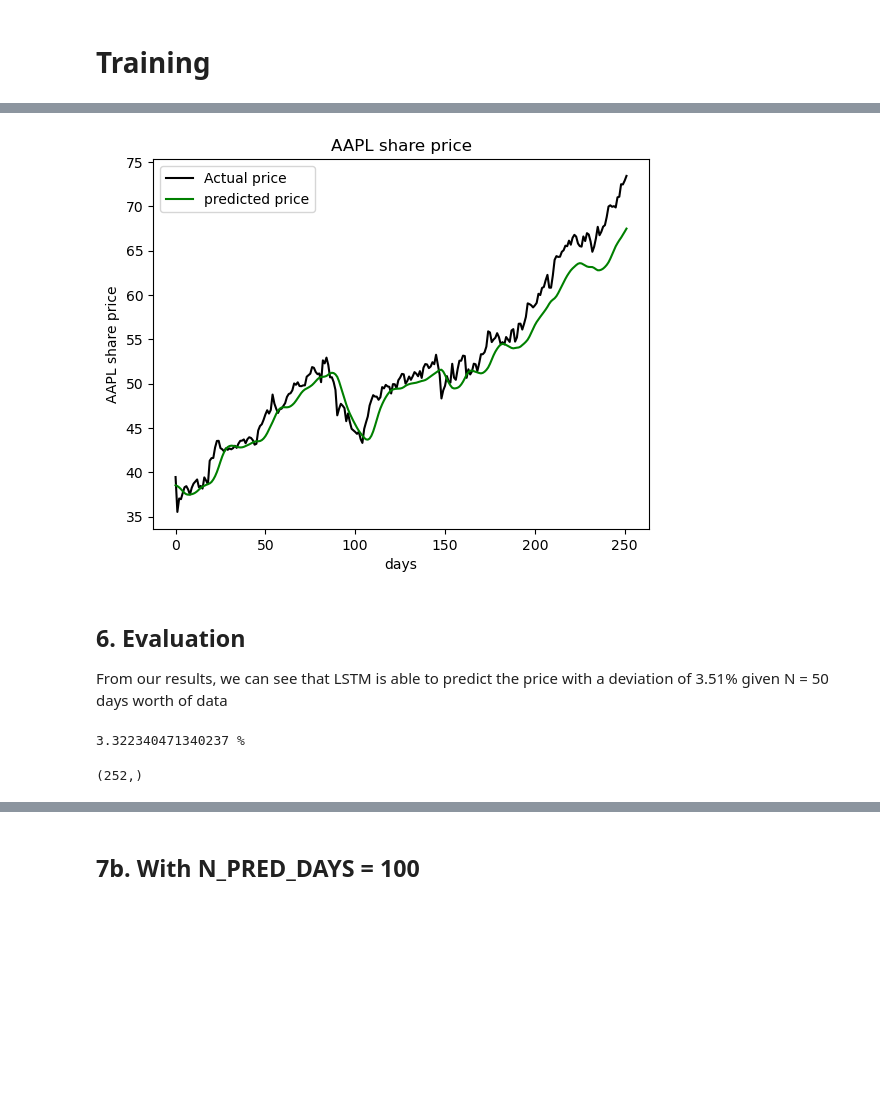
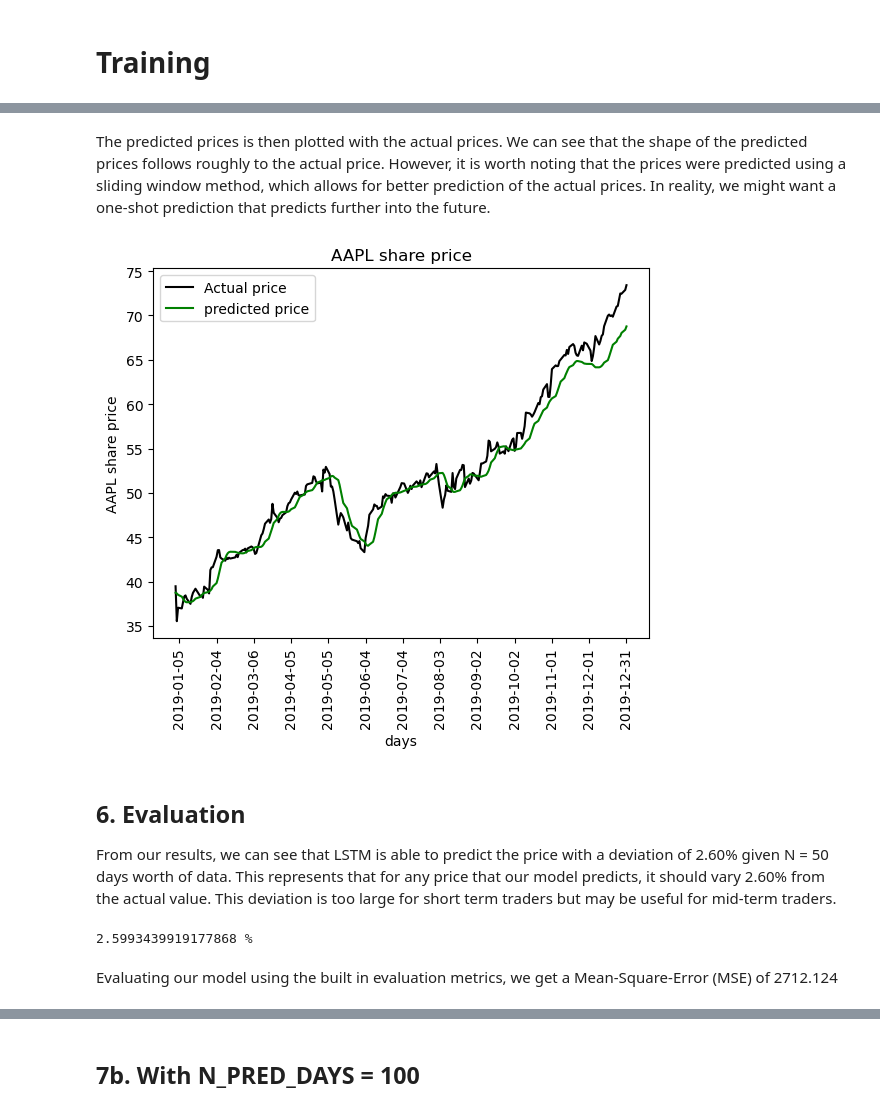
Before and after one commit to CodeLutetium/SC1015-Stock-Predictor, a Jupyter notebook: LSTM Models/lstm_yahoo.ipynb, the cells around one changed output, grey strips where cells are left out. Cells and saved outputs as stored; diff of their text form; code cells hidden in the pictures; blank space fills up the shorter version.

```diff
--- a/LSTM Models/lstm_yahoo.ipynb
+++ b/LSTM Models/lstm_yahoo.ipynb
@@ -231,12 +256,15 @@ model_inputs = scaler.transform(model_inputs)
 # %%
 x_test = []
 
-for i in range(len(model_inputs) - N_PRED_DAYS):
-    x_test.append(model_inputs[i:i+N_PRED_DAYS, 0])
+for d in range(N_PRED_DAYS, len(model_inputs)):
+    x_test.append(model_inputs[d - N_PRED_DAYS: d, 0])
 
+# Convert to numpy array and reshape to 3D array with appropriate dimensions for LSTM model
 x_test = np.array(x_test)
 x_test = np.reshape(x_test, (x_test.shape[0], x_test.shape[1], 1))
 
+# Predict the prices
 predicted_prices = model.predict(x_test)
+# Perform an inverse transform to obtain actual values
 predicted_prices = scaler.inverse_transform(predicted_prices)
 # %% [output]
@@ -244,17 +272,23 @@ predicted_prices = scaler.inverse_transform(predicted_prices)
+# %% [markdown]
+The predicted prices is then plotted with the actual prices. We can see that the shape of the predicted prices follows roughly to the actual price. However, it is worth noting that the prices were predicted using a sliding window method, which allows for better prediction of the actual prices. In reality, we might want a one-shot prediction that predicts further into the future.
 # %%
 # Plot predicted prices
-plt.plot(actual_prices, color='black', label=f"Actual price")
-plt.plot(predicted_prices, color= 'green', label=f"predicted price")
+plt.gca().xaxis.set_major_formatter(mdates.DateFormatter('%Y-%m-%d'))
+plt.gca().xaxis.set_major_locator(mdates.DayLocator(interval=30))
+plt.xticks(rotation = 90)
+x_dates = test_df.index
+plt.plot(x_dates, actual_prices, color='black', label=f"Actual price")
+plt.plot(x_dates, predicted_prices, color= 'green', label=f"predicted price")
 plt.title("AAPL share price")
 plt.xlabel("days")
 plt.ylabel("AAPL share price")
 plt.legend()
 plt.show()
 # %% [output]
-[figure, old version]
+[figure, new version]
 # %% [markdown]
 ## 6. Evaluation
-From our results, we can see that LSTM is able to predict the price with a deviation of 3.51% given N = 50 days worth of data
+From our results, we can see that LSTM is able to predict the price with a deviation of 2.60% given N = 50 days worth of data. This represents that for any price that our model predicts, it should vary 2.60% from the actual value. This deviation is too large for short term traders but may be useful for mid-term traders.
 # %%
 # Calculate the error as a percentage
 diff = []
@@ -263,10 +297,8 @@ for day in range(len(actual_prices)):
 
 print(sum(diff) / len(diff) * 100, "%")
 # %% [output]
-3.322340471340237 %
+2.5993439919177868 %
-# %%
-actual_prices.shape
-# %% [output]
-(252,)
+# %% [markdown]
+Evaluating our model using the built in evaluation metrics, we get a Mean-Square-Error (MSE) of 2712.124
 # %%
 score = model.evaluate(predicted_prices, actual_prices, verbose=0)
```
Also changed, not shown: parts of 25 cells of this notebook, 4 other files.
